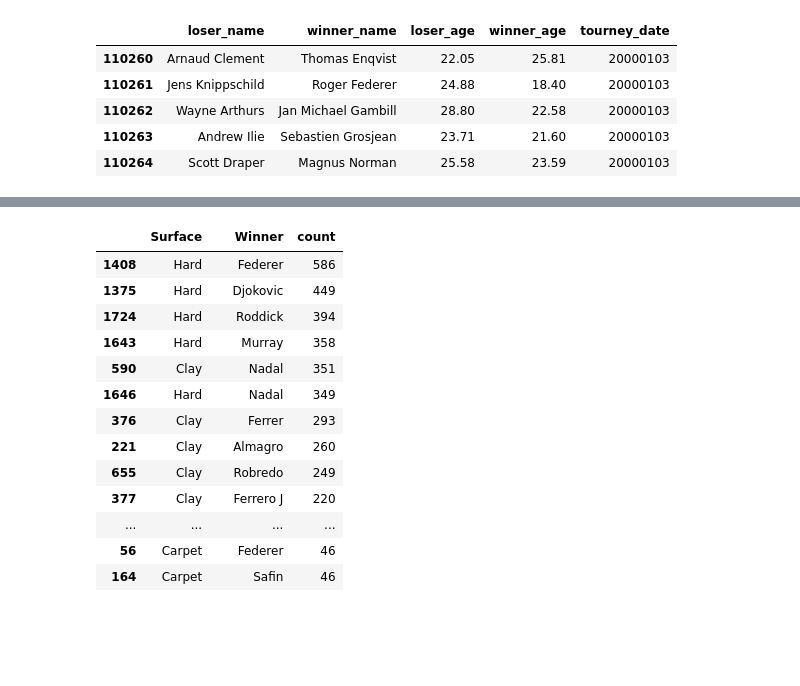
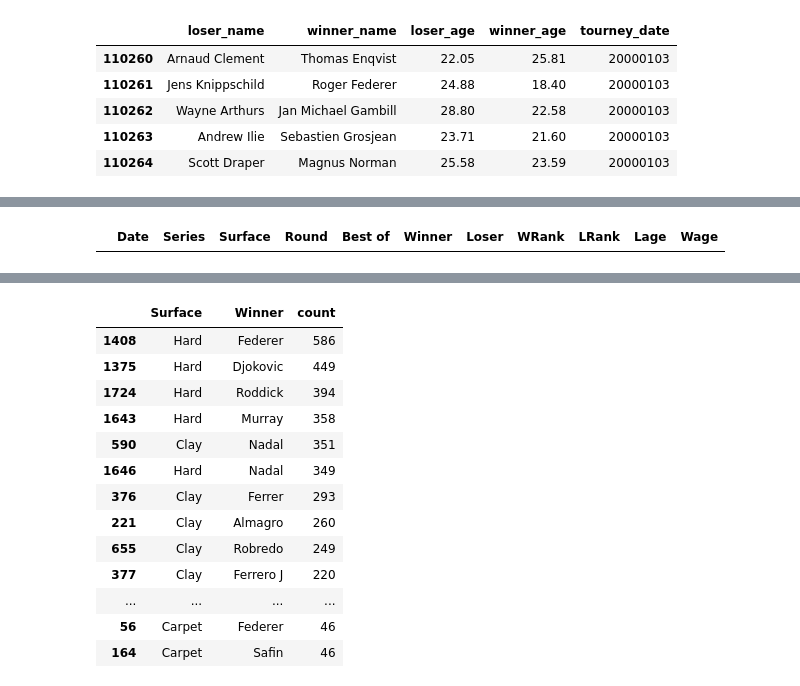
Before and after one commit to thimler/ATP-project, a Jupyter notebook: Untitled-3.ipynb, the cells around one changed output, grey strips where cells are left out. Drawn from its saved outputs; the diff is of its cells as text; code cells hidden in the pictures; blank space fills up the shorter version.

```diff
--- a/Untitled-3.ipynb
+++ b/Untitled-3.ipynb
@@ -200,6 +224,10 @@ atp.head()
 | 2 | Australian Hardcourt Championships | 20000103 | International | Hard | 1st Round | 3 | Escude | Baccanello | 40 | 655 |
 | 3 | Australian Hardcourt Championships | 20000103 | International | Hard | 1st Round | 3 | Federer | Knippschild | 65 | 87 |
 | 4 | Australian Hardcourt Championships | 20000103 | International | Hard | 1st Round | 3 | Fromberg | Woodbridge | 81 | 198 |
+# %%
+ atp.loc[(atp['Date'] == 20010204)]
+# %% [output]
+|  | Date | Series | Surface | Round | Best of | Winner | Loser | WRank | LRank | Lage | Wage |
 # %%
 atp = pd.merge(atp, atp2, on = ["Date","Winner",'Loser'])
 atp = atp[['Date','Series','Surface','Round','Best of','Winner','Loser','WRank','LRank','Lage','Wage']]
```
Also changed, not shown: parts of 8 cells of this notebook.
